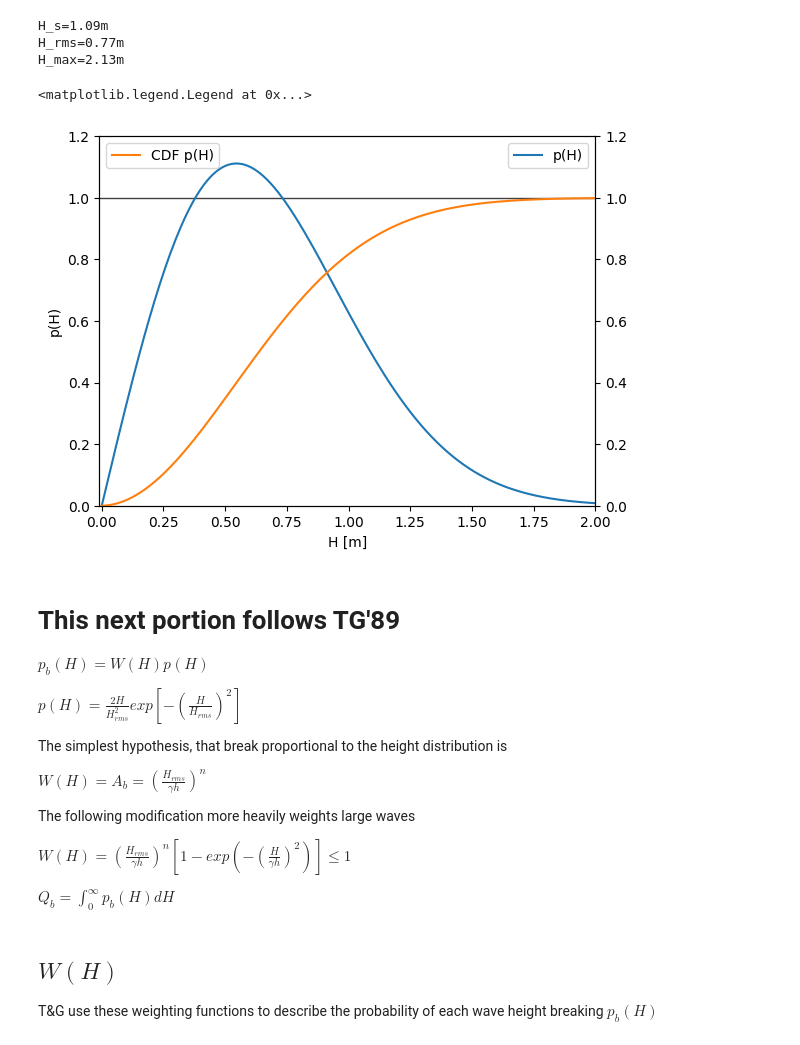
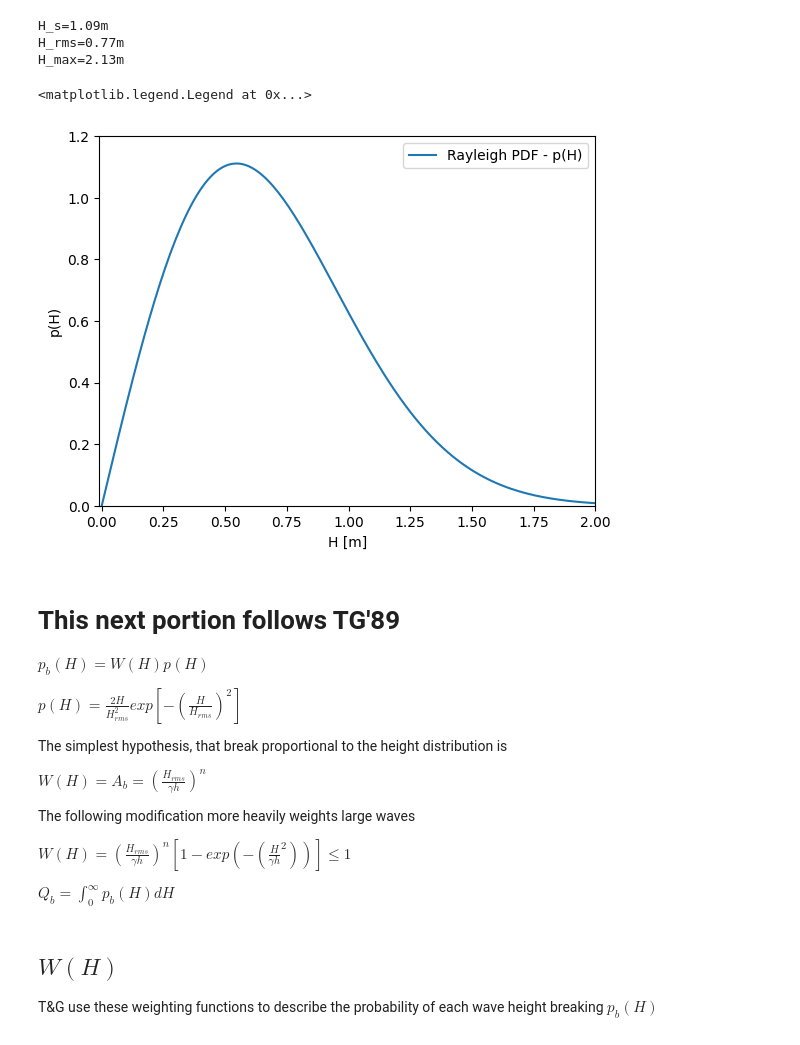
Before and after one commit to mleclair73/dunex, a Jupyter notebook: analytical_qb/analytical_qb.ipynb, the cells around one changed output. Cells and saved outputs as stored; diff of their text form; code cells hidden in the pictures.

```diff
--- a/analytical_qb/analytical_qb.ipynb
+++ b/analytical_qb/analytical_qb.ipynb
@@ -71,29 +71,29 @@ H_max=2.13m
 # %%
 # Create a wave height distribution (Rayleigh PDF).
 # This distribution describes the off-shore conditions
 nH = 200
 H = np.linspace(0, H_max, nH)
 dH = H[1] - H[0]
 # Default to the off-shore p(H), H_rms will change as the waves break and shoal
 def p(H, H_rms=H_rms_offshore):
     return 2*H / H_rms**2 * np.exp(-(H/H_rms)**2)
 
 # Plot PDF & CDF
 fig, ax = plt.subplots()
-ax.plot(H, p(H), label='p(H)')
+ax.plot(H, p(H), label='Rayleigh PDF - p(H)')
 ax.set_ylim(0, 1.2)
 ax.set_xlim(-0.01, 2)
 ax.set_ylabel('p(H)')
 ax.set_xlabel('H [m]')
-ax.axhline(1, c='k', alpha=0.75, linewidth=1, zorder=-1)
+# ax.axhline(1, c='k', alpha=0.75, linewidth=1, zorder=-1)
 ax.legend()
-ax1 = plt.twinx()
-ax1.plot(H, np.cumsum(p(H)*dH), c='tab:orange', label='CDF p(H)')
-ax1.set_ylim(0, 1.2)
-ax1.legend(loc=2)
+# ax1 = plt.twinx()
+# ax1.plot(H, np.cumsum(p(H)*dH), c='tab:orange', label='CDF p(H)')
+# ax1.set_ylim(0, 1.2)
+# ax1.legend(loc=2)
 # %% [output]
 <matplotlib.legend.Legend at 0x...>
-[figure, old version]
+[figure, new version]
 # %% [markdown]
 # This next portion follows TG'89
 $p_b(H) = W(H)p(H)$
@@ -106,7 +106,7 @@ $W(H) = A_b = (\frac{H_{rms}}{\gamma h})^n$
 
 The following modification more heavily weights large waves
 
-$W(H) = (\frac{H_{rms}}{\gamma h})^n[1-exp(-(\frac{H}{\gamma h})^2)] \leq 1$
+$W(H) = \left(  \frac{H_{rms}}{\gamma h}\right)^n \left[1-exp \left( - \left( \frac{H}{\gamma h}^2 \right) \right) \right] \leq 1$
 
 $Q_b = \int_0^{\infty} p_b(H) dH$
 # %% [markdown]
```
Also changed, not shown: parts of 8 cells of this notebook.
